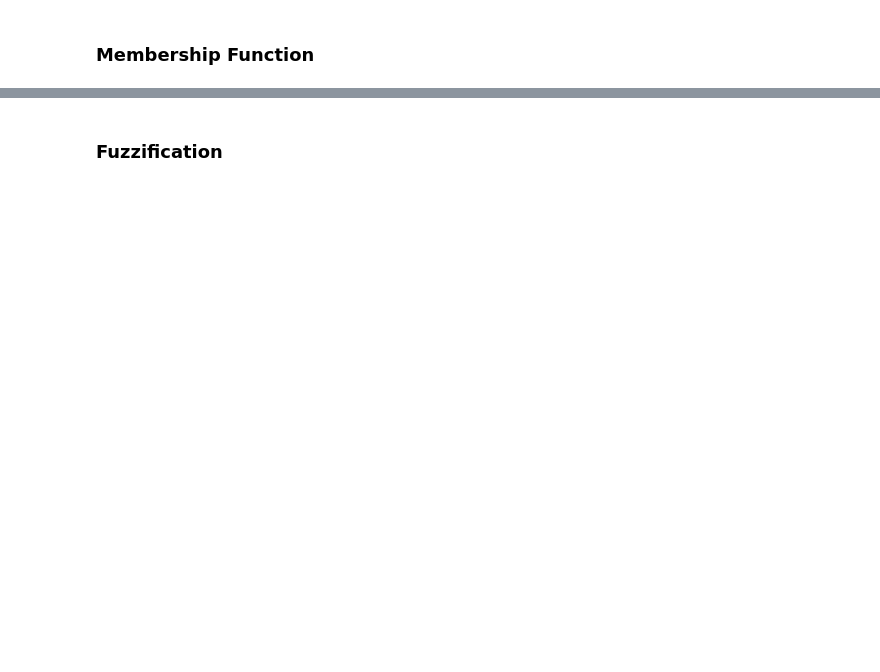
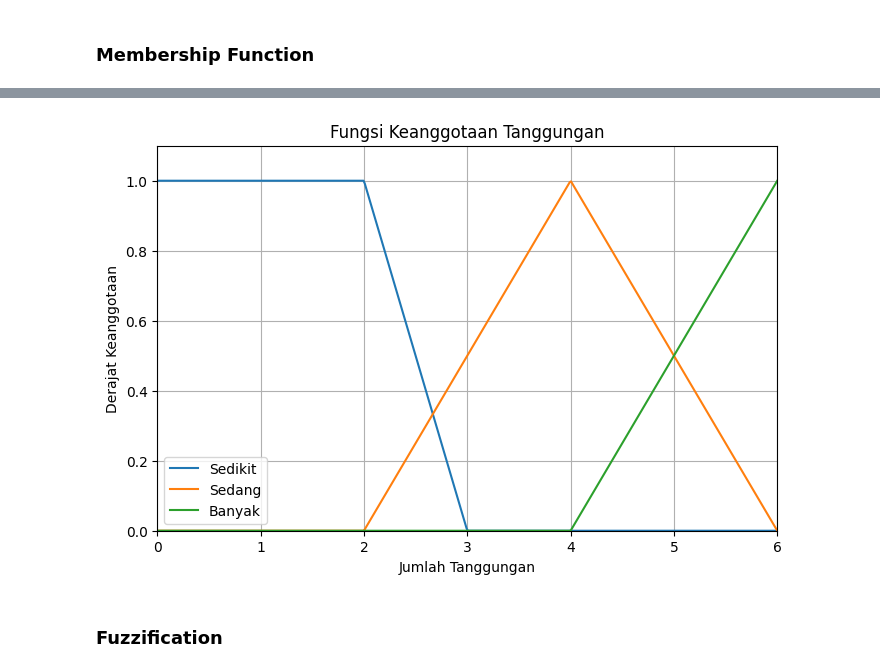
Before and after one commit to teguh552/projek-fuzzy-tahani-vs-umano, a Jupyter notebook: tahani v umano.ipynb, the cells around one changed output, grey strips where cells are left out. Saved outputs shown, nothing was run; the diff lists cells and outputs as text; code cells hidden in the pictures; blank space fills up the shorter version.

```diff
--- a/tahani v umano.ipynb
+++ b/tahani v umano.ipynb
@@ -73,0 +197,11 @@ def tanggungan_banyak(x):
+# %%
+def tanggungan_banyak(x):
+
+    if x <= 4:
+        return 0
+
+    elif x < 6:
+        return (x - 4)/(6 - 4)
+
+    else:
+        return 1
@@ -74,3 +290,30 @@ def tanggungan_banyak(x):
+# %%
+x_tanggungan = np.linspace(0,6,500)
+
+tang_sedikit = [tanggungan_sedikit(i) for i in x_tanggungan]
+tang_sedang = [tanggungan_sedang(i) for i in x_tanggungan]
+tang_banyak = [tanggungan_banyak(i) for i in x_tanggungan]
+
+plt.figure(figsize=(8,5))
+
+plt.plot(x_tanggungan, tang_sedikit, label="Sedikit")
+plt.plot(x_tanggungan, tang_sedang, label="Sedang")
+plt.plot(x_tanggungan, tang_banyak, label="Banyak")
+
+plt.title("Fungsi Keanggotaan Tanggungan")
+
+plt.xlabel("Jumlah Tanggungan")
+plt.ylabel("Derajat Keanggotaan")
+
+plt.xlim(0,6)
+plt.ylim(0,1.1)
+
+plt.grid(True)
+plt.legend()
+
+plt.show()
+# %% [output]
+[figure, added]
 # %% [markdown]
 <h3>Fuzzification
 # %%
```
Also changed, not shown: parts of 30 cells of this notebook.
